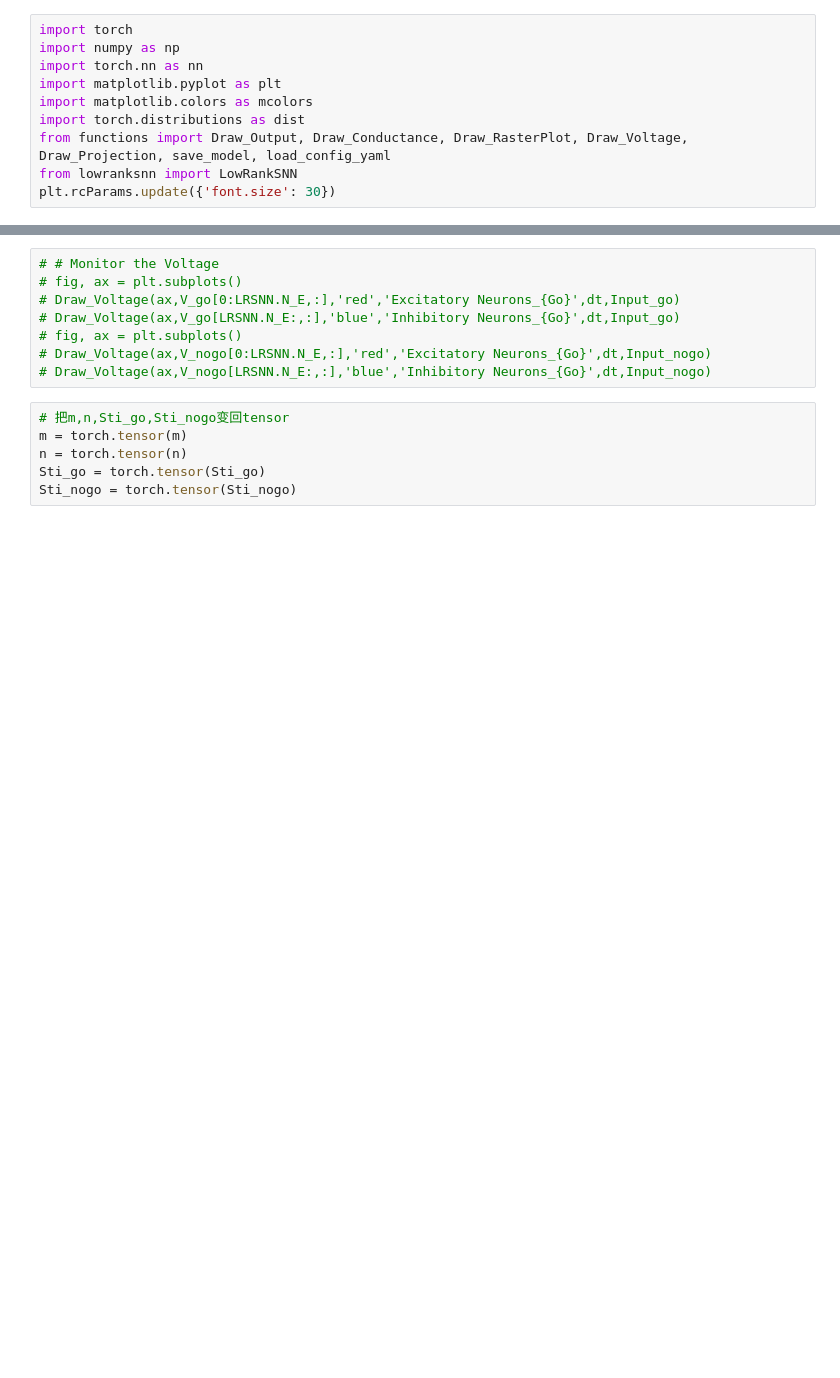
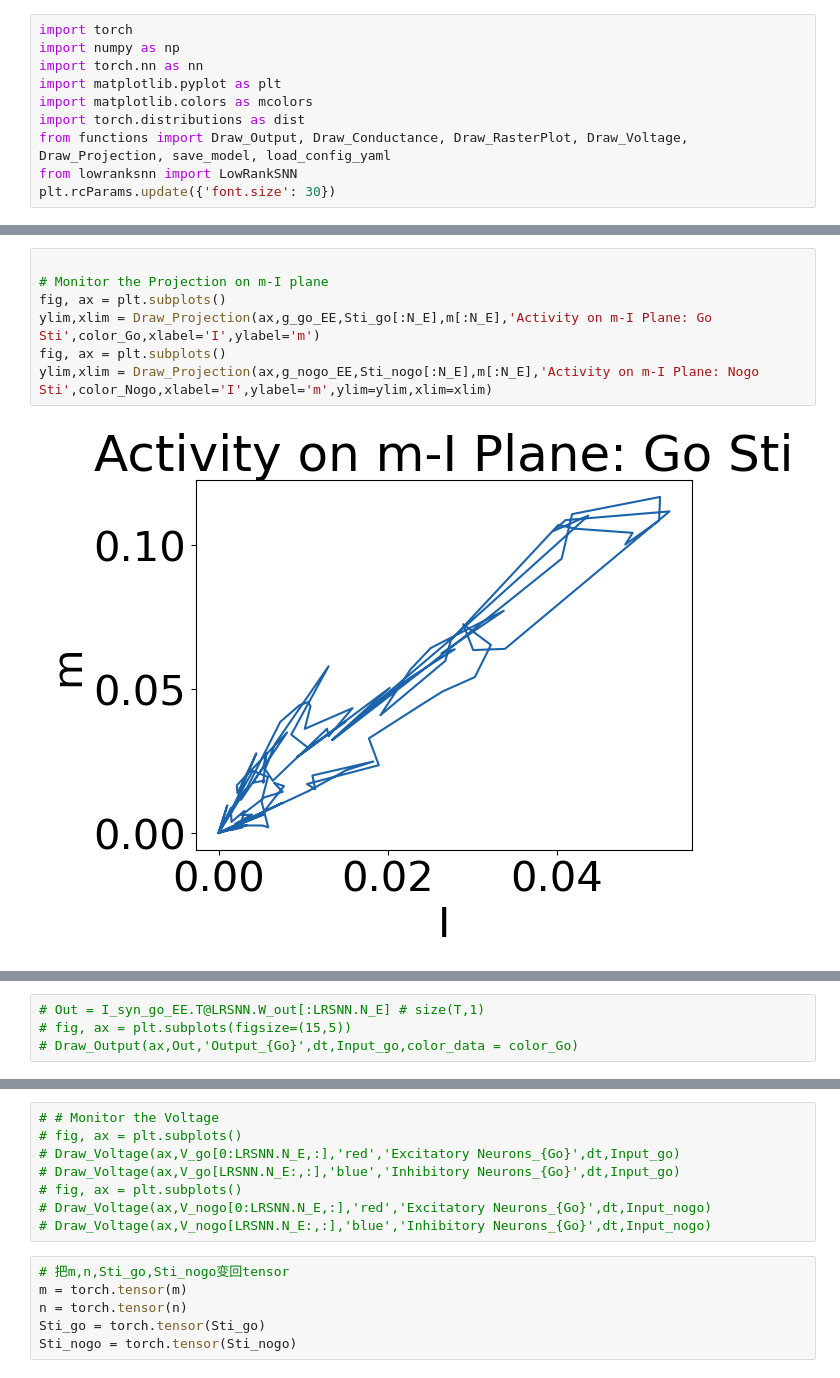
Before and after one commit to LiBinUtokyo/LowRank_ModifiedTheta_SNN, a Jupyter notebook: PYTHON/main_pytorch_lowrank_exc.ipynb, the cells around one changed output, grey strips where cells are left out. Cells and saved outputs as stored; diff of their text form; blank space fills up the shorter version.

```diff
--- a/PYTHON/main_pytorch_lowrank_exc.ipynb
+++ b/PYTHON/main_pytorch_lowrank_exc.ipynb
@@ -339,0 +364,9 @@ Draw_Projection(ax,g_nogo_EE,Sti_nogo[:N_E],m[:N_E],'Activity on m-I Plane: Nogo
+# %%
+
+# Monitor the Projection on m-I plane
+fig, ax = plt.subplots()
+ylim,xlim = Draw_Projection(ax,g_go_EE,Sti_go[:N_E],m[:N_E],'Activity on m-I Plane: Go Sti',color_Go,xlabel='I',ylabel='m')
+fig, ax = plt.subplots()
+ylim,xlim = Draw_Projection(ax,g_nogo_EE,Sti_nogo[:N_E],m[:N_E],'Activity on m-I Plane: Nogo Sti',color_Nogo,xlabel='I',ylabel='m',ylim=ylim,xlim=xlim)
+# %% [output]
+[figure, added]
@@ -339,0 +374,4 @@ Draw_Projection(ax,g_nogo_EE,Sti_nogo[:N_E],m[:N_E],'Activity on m-I Plane: Nogo
+# %%
+# Out = I_syn_go_EE.T@LRSNN.W_out[:LRSNN.N_E] # size(T,1)
+# fig, ax = plt.subplots(figsize=(15,5))
+# Draw_Output(ax,Out,'Output_{Go}',dt,Input_go,color_data = color_Go)
```
Also changed, not shown: parts of 15 cells of this notebook, 3 other files.
